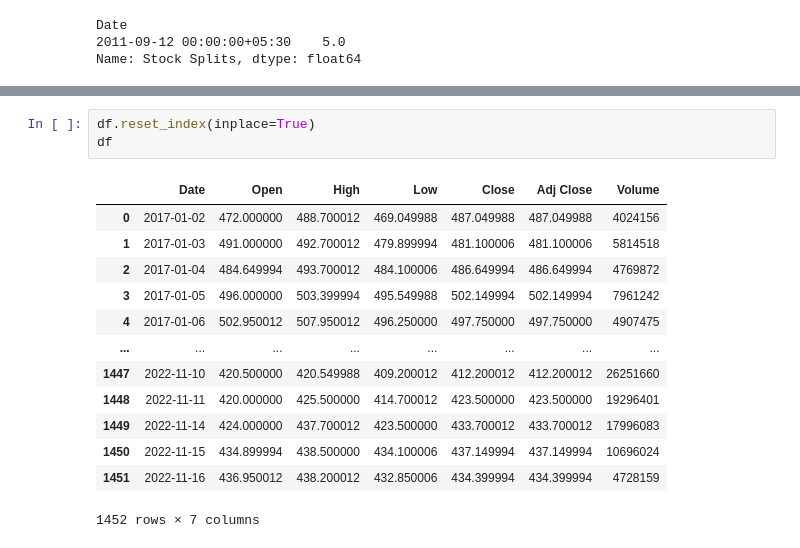
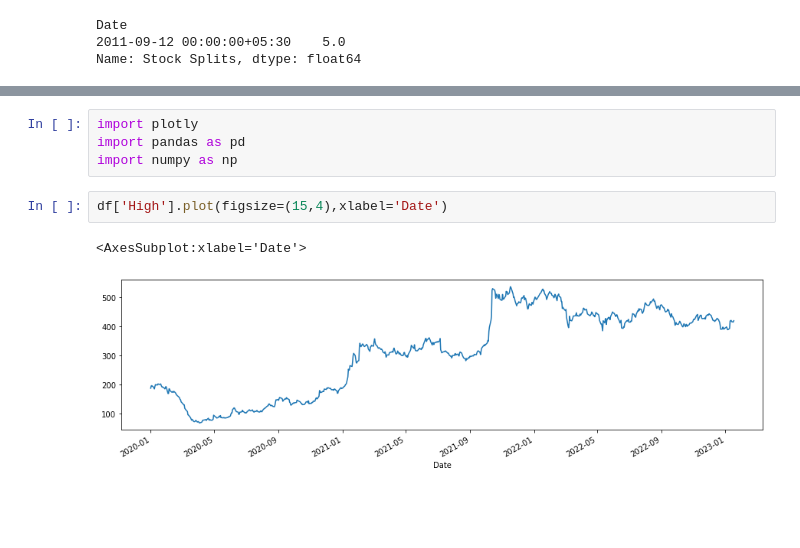
Before and after one commit to SwayamGardas/TATAMOTORS, a Jupyter notebook: TATA/TATAMOTORS.ipynb, the cells around one changed output, grey strips where cells are left out. Saved outputs shown, nothing was run; the diff lists cells and outputs as text; blank space fills up the shorter version.

```diff
--- a/TATA/TATAMOTORS.ipynb
+++ b/TATA/TATAMOTORS.ipynb
@@ -61,17 +62,9 @@ df
 # %%
-df.reset_index(inplace=True)
-df
+import plotly
+import pandas as pd
+import numpy as np
-# %% [output]
-|  | Date | Open | High | Low | Close | Adj Close | Volume |
-| 0 | 2017-01-02 | 472.000000 | 488.700012 | 469.049988 | 487.049988 | 487.049988 | 4024156 |
-| 1 | 2017-01-03 | 491.000000 | 492.700012 | 479.899994 | 481.100006 | 481.100006 | 5814518 |
-| 2 | 2017-01-04 | 484.649994 | 493.700012 | 484.100006 | 486.649994 | 486.649994 | 4769872 |
-| 3 | 2017-01-05 | 496.000000 | 503.399994 | 495.549988 | 502.149994 | 502.149994 | 7961242 |
-| 4 | 2017-01-06 | 502.950012 | 507.950012 | 496.250000 | 497.750000 | 497.750000 | 4907475 |
-| ... | ... | ... | ... | ... | ... | ... | ... |
-| 1447 | 2022-11-10 | 420.500000 | 420.549988 | 409.200012 | 412.200012 | 412.200012 | 26251660 |
-| 1448 | 2022-11-11 | 420.000000 | 425.500000 | 414.700012 | 423.500000 | 423.500000 | 19296401 |
-| 1449 | 2022-11-14 | 424.000000 | 437.700012 | 423.500000 | 433.700012 | 433.700012 | 17996083 |
-| 1450 | 2022-11-15 | 434.899994 | 438.500000 | 434.100006 | 437.149994 | 437.149994 | 10696024 |
-| 1451 | 2022-11-16 | 436.950012 | 438.200012 | 432.850006 | 434.399994 | 434.399994 | 4728159 |
-1452 rows × 7 columns
+# %%
+df['High'].plot(figsize=(15,4),xlabel='Date')
+# %% [output]
+<AxesSubplot:xlabel='Date'>
+[figure, added]
```
Also changed, not shown: parts of 14 cells of this notebook.
